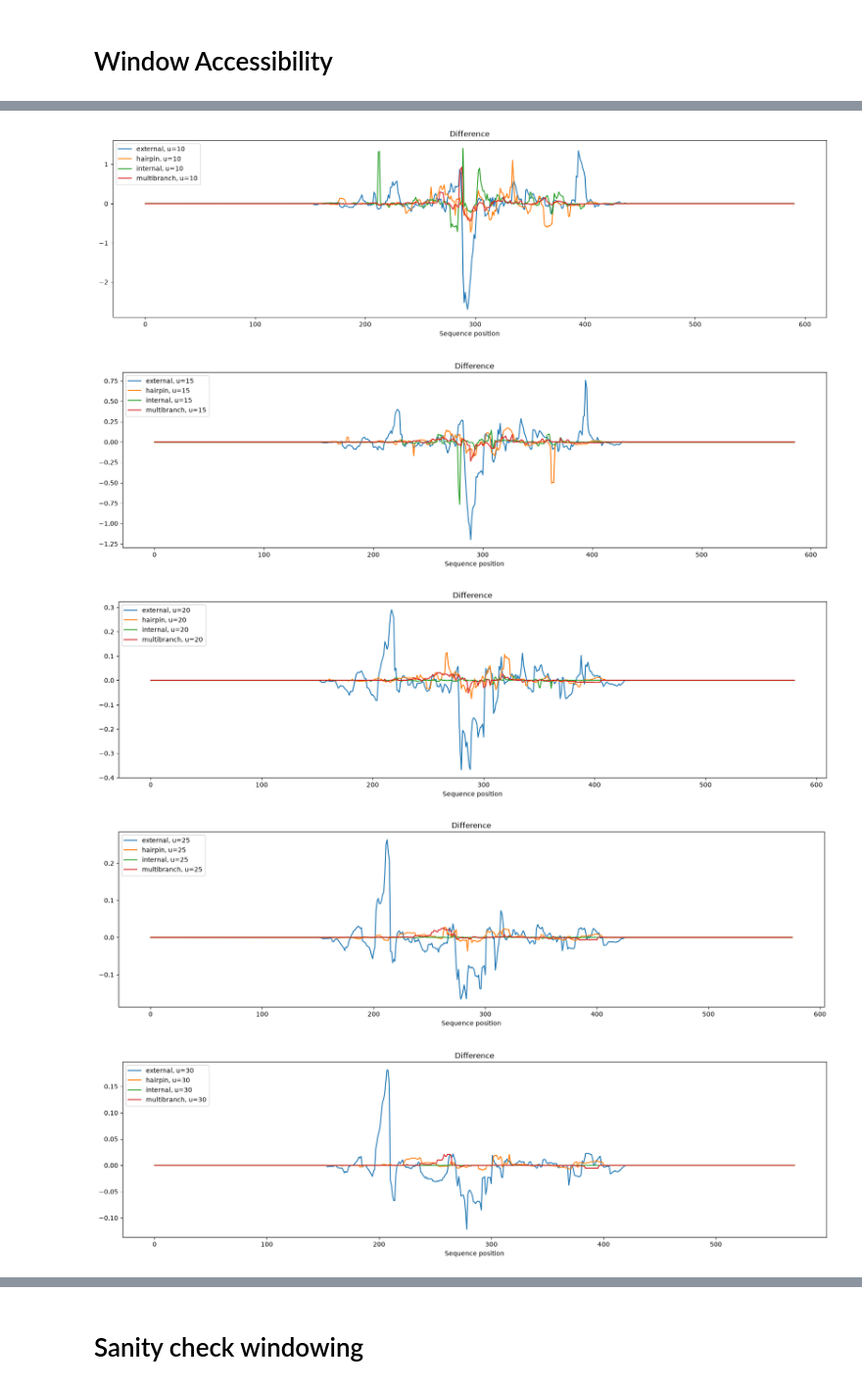
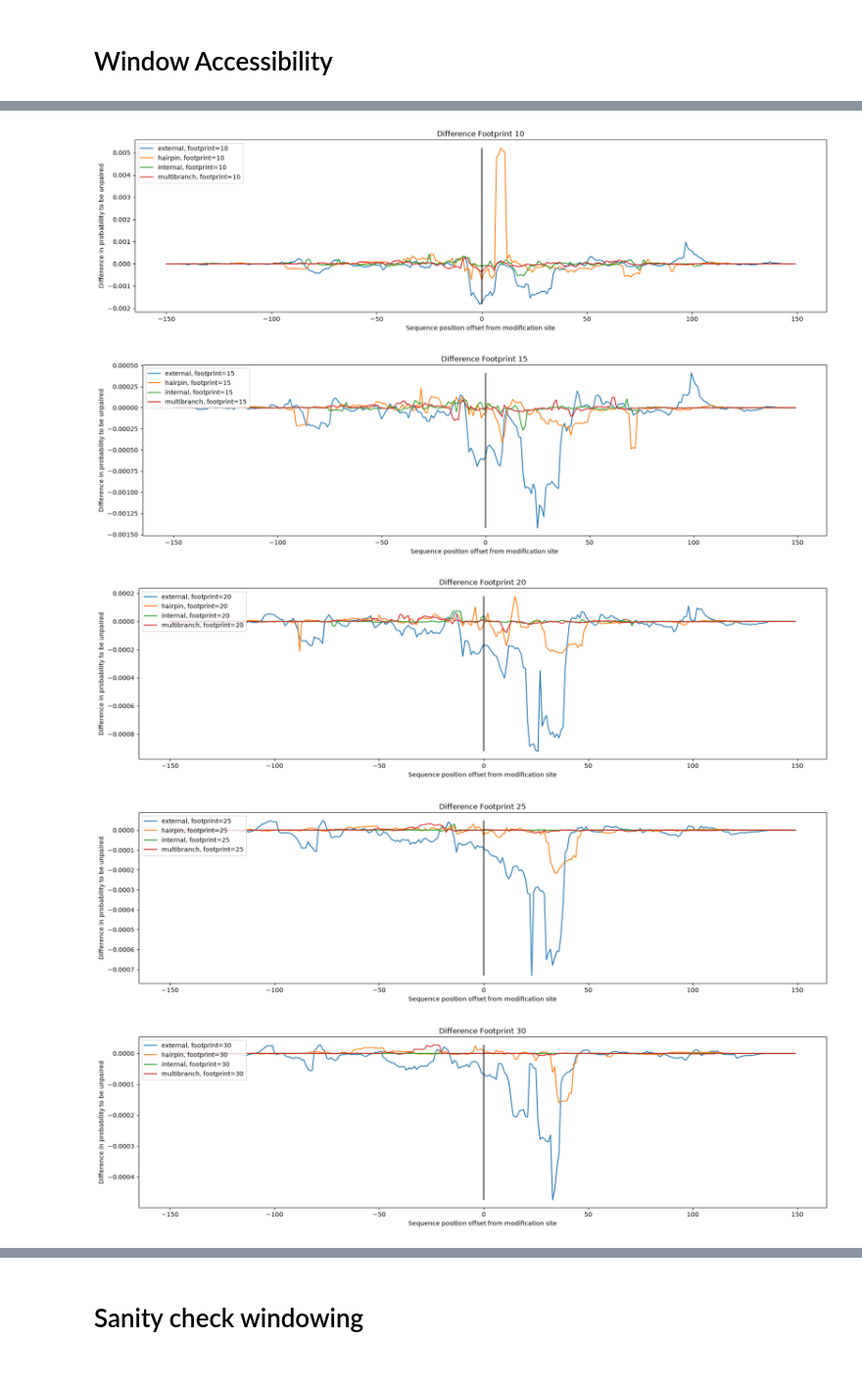
Before and after one commit to estchd/bio-prak, a Jupyter notebook: Praktikum.ipynb, the cells around one changed output, grey strips where cells are left out. Shown at 98% size. Saved outputs shown, nothing was run; the diff lists cells and outputs as text; code cells hidden in the pictures.

```diff
--- a/Praktikum.ipynb
+++ b/Praktikum.ipynb
@@ -591,7 +591,7 @@ modified_regions = list(filter(filter_entry, map(map_entry, file)))
 
 num_modified_regions = len(modified_regions)
 
-local_sequence_size = (2 * windowsize) - 1
+local_sequence_size = (4 * windowsize) - 1
 
 accumulated_diff_data = {}
 
@@ -605,19 +605,19 @@ print(num_modified_regions)
 total_mods = 0
 for region_name, sequence, modifications in modified_regions:
     for i in range(len(modifications)):
-        if i > 0 and (modifications[i] - modifications[i - 1]) < windowsize:
+        if i > 0 and (modifications[i] - modifications[i - 1]) < 2 * windowsize:
             continue
-        if i < (len(modifications) - 2) and (modifications[i + 1] - modifications[i]) < windowsize:
+        if i < (len(modifications) - 2) and (modifications[i + 1] - modifications[i]) < 2 * windowsize:
             continue
 
         modification = modifications[i]
 
-        start = modification - windowsize
+        start = modification - 2 * windowsize
 
         if start < 0:
             continue
 
-        end = modification + windowsize - 1
+        end = modification + 2 * windowsize - 1
 
         if end > len(sequence):
             continue
@@ -659,23 +659,23 @@ for footprint in accumulated_diff_data:
         avg_f_data[looptype] = [x / total_mods for x in accumulated_diff_data[footprint][looptype]]
     average_diff_data[footprint] = avg_f_data
 # %%
-for footprint in accumulated_diff_data:
-    fig, axs = plt.subplots(figsize = (20, 5))
-
-    for looptype, values in accumulated_diff_data[footprint].items():
-        half_length = int(len(values) / 2)
-        axs.plot([i - half_length for i in range(len(values))], values, label = "{}, u={:d}".format(looptypes[looptype], footprint))
-    axs.set_title("Difference")
-    axs.set_xlabel("Sequence position")
-    axs.legend(loc="upper left")
+windowsize = 150
 
 for footprint in average_diff_data:
     fig, axs = plt.subplots(figsize = (20, 5))
 
+    min_value = 10
+    max_value = -10
     for looptype, values in average_diff_data[footprint].items():
         half_length = int(len(values) / 2)
-        axs.plot([i - half_length for i in range(len(values))], values, label = "{}, u={:d}".format(looptypes[looptype], footprint))
-    axs.set_title("Difference")
-    axs.set_xlabel("Sequence position")
+        values = values[half_length - windowsize:half_length + windowsize]
+        half_length = int(len(values) / 2)
+        min_value = min(min(values), min_value)
+        max_value = max(max(values), max_value)
+        axs.plot([i - half_length for i in range(len(values))], values, label = "{}, footprint={:d}".format(looptypes[looptype], footprint))
+    axs.set_title("Difference Footprint " + str(footprint))
+    axs.set_xlabel("Sequence position offset from modification site")
+    axs.set_ylabel("Difference in probability to be unpaired")
+    axs.vlines(0, min_value, max_value, 'k')
     axs.legend(loc="upper left")
 # %% [output]
@@ -683,5 +683,5 @@ for footprint in average_diff_data:
-[figure, old version]
+[figure, new version]
-[figure, old version]
+[figure, new version]
-[figure, old version]
+[figure, new version]
-[figure, old version]
+[figure, new version]
-[figure, old version]
+[figure, new version]
```
Also changed, not shown: parts of 2 cells of this notebook, 2 other files.
